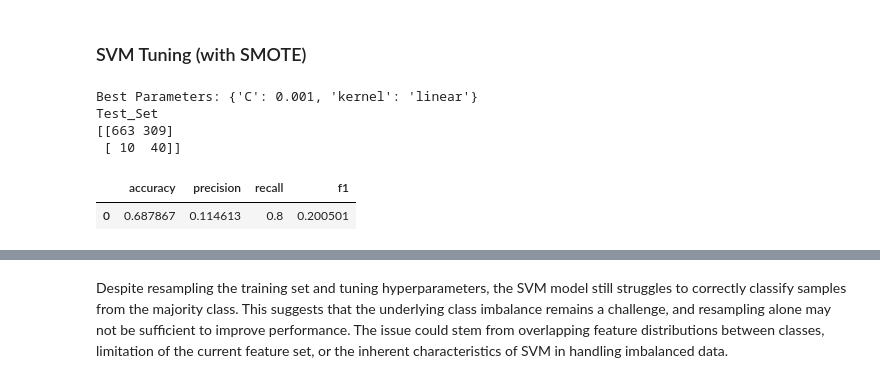
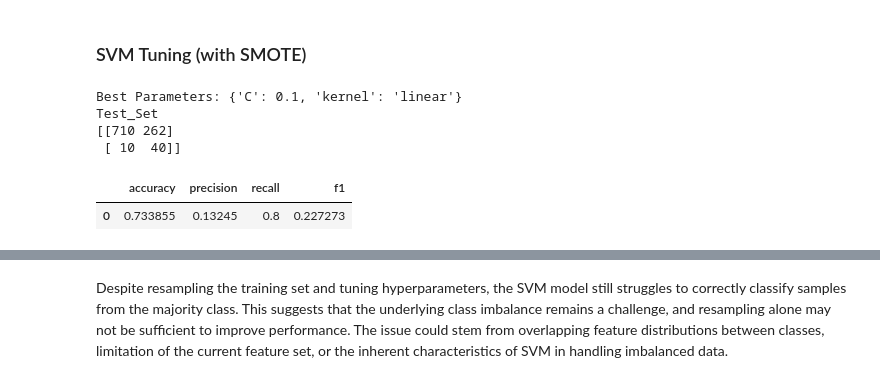
Before and after one commit to GiacomoLucato/stroke_prediction, a Jupyter notebook: stroke_prediction.ipynb, the cells around one changed output, grey strips where cells are left out. Cells and saved outputs as stored; diff of their text form; code cells hidden in the pictures.

```diff
--- a/stroke_prediction.ipynb
+++ b/stroke_prediction.ipynb
@@ -11,8 +11,7 @@ from sklearn.naive_bayes import GaussianNB
 import numpy as np
 # %%
 # Loading the dataset
-
-data = pd.read_csv('dataset.csv')
+data = pd.read_csv('stroke_dataset/dataset.csv')
 
 data.head()
 # %% [output]
@@ -900,33 +992,33 @@ Training_Set
 # %%
 # Define the parameter grid
 param_grid = {
-    'C': [0.001, 0.1, 1, 10, 100],      # Regularization parameter
-    'kernel': ['linear', 'rbf'],  # Kernel types
-    'gamma': [1, 0.1, 0.01, 0.001]  # Kernel coefficient for 'rbf'
+    'C': [0.1, 1],      # Regularization parameter
+    'kernel': ['linear'],  # Kernel types
+    #'gamma': [1, 0.1, 0.01, 0.001]  # Kernel coefficient for 'rbf'
 }
 
 # Create an SVM classifier
 svc = SVC(class_weight='balanced', probability=True)
 
 # Set up GridSearchCV
 grid_search = GridSearchCV(estimator=svc, param_grid=param_grid, cv=5, scoring = 'f1', n_jobs=-1)
 
 # Fit the model
 grid_search.fit(X_train_smote, y_train_smote)
 
 # Print the best parameters
 print("Best Parameters:", grid_search.best_params_)
 
 # Evaluate the model on the test set using the best parameters
 svc_best_model = grid_search.best_estimator_
-y_pred = svc_best_model.predict(X_test_scaled)
+y_pred_svm_tuning_smote = svc_best_model.predict(X_test_scaled)
 
 # Evaluation on test set
-eval_model(y_pred, y_test)
+eval_model(y_pred_svm_tuning_smote, y_test)
 # %% [output]
-Best Parameters: {'C': 0.001, 'kernel': 'linear'}
+Best Parameters: {'C': 0.1, 'kernel': 'linear'}
 Test_Set
-[[663 309]
+[[710 262]
  [ 10  40]]
 |  | accuracy | precision | recall | f1 |
-| 0 | 0.687867 | 0.114613 | 0.8 | 0.200501 |
+| 0 | 0.733855 | 0.13245 | 0.8 | 0.227273 |
```
Also changed, not shown: parts of 85 cells of this notebook.
